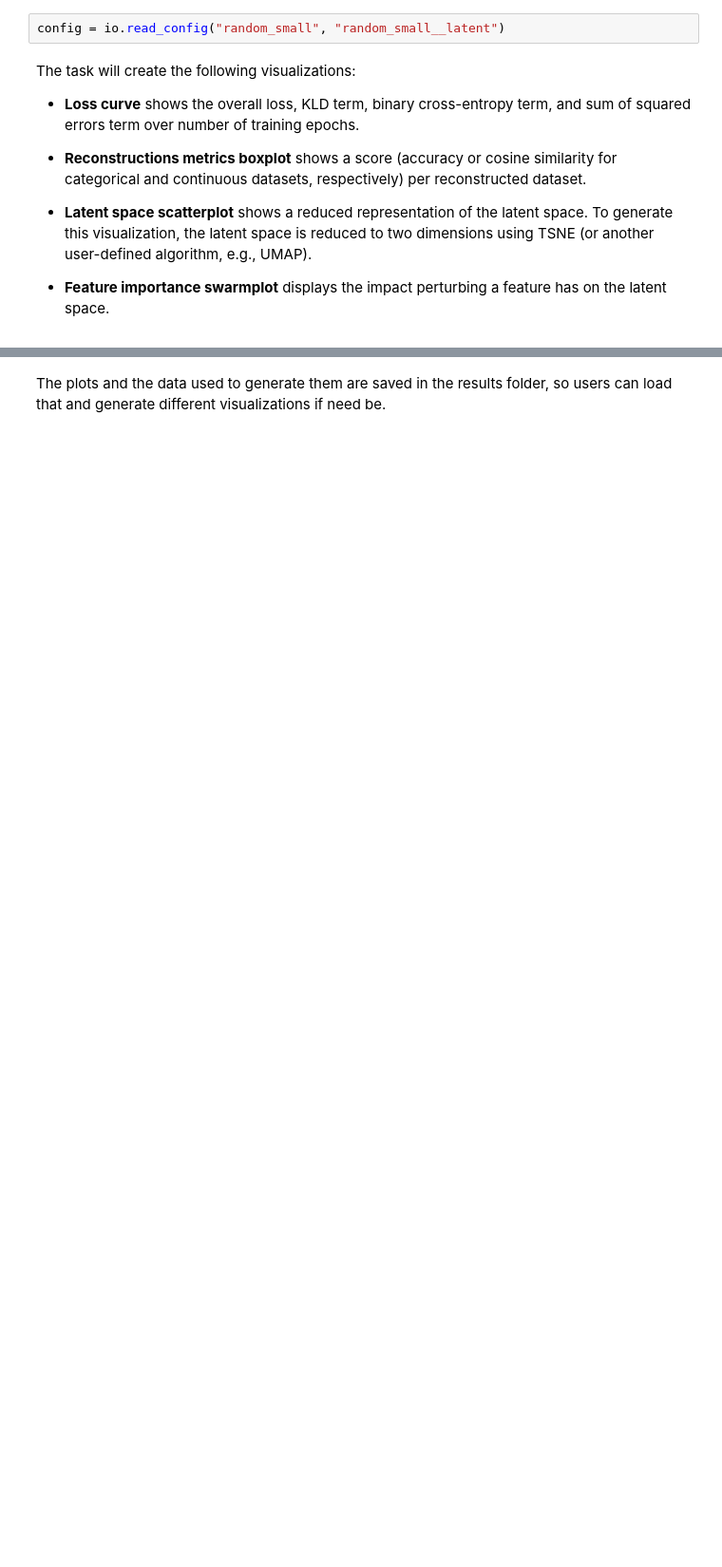
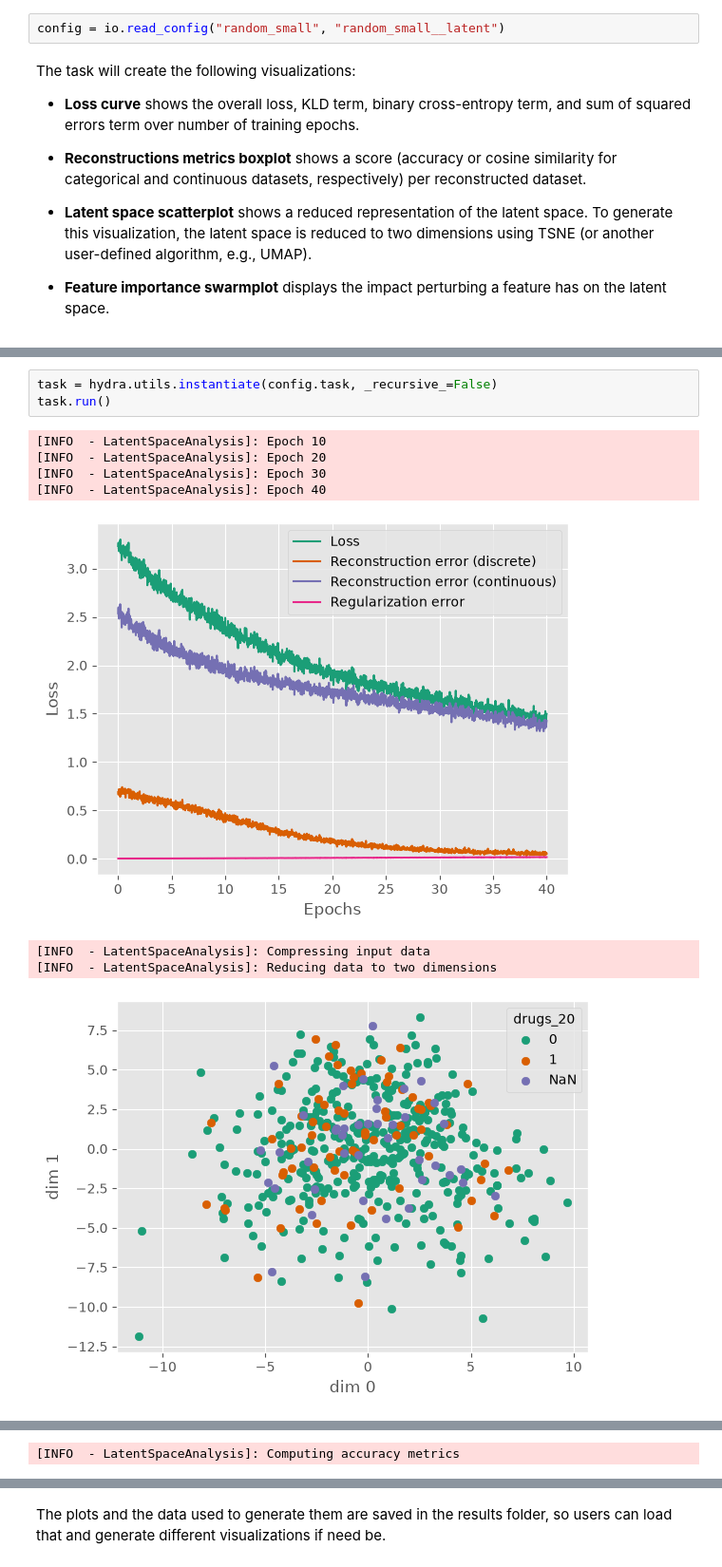
Before and after one commit to RasmussenLab/MOVE, a Jupyter notebook: tutorial/notebooks/04 Latent space analysis.ipynb, the cells around one changed output, grey strips where cells are left out. Shown at 95% size. Saved outputs shown, nothing was run; the diff lists cells and outputs as text; blank space fills up the shorter version.

```diff
--- a/tutorial/notebooks/04 Latent space analysis.ipynb
+++ b/tutorial/notebooks/04 Latent space analysis.ipynb
@@ -49,0 +35,12 @@ analyze_latent(config)
+# %%
+task = hydra.utils.instantiate(config.task, _recursive_=False)
+task.run()
+# %% [output]
+[INFO  - LatentSpaceAnalysis]: Epoch 10
+[INFO  - LatentSpaceAnalysis]: Epoch 20
+[INFO  - LatentSpaceAnalysis]: Epoch 30
+[INFO  - LatentSpaceAnalysis]: Epoch 40
+[figure, added]
+[INFO  - LatentSpaceAnalysis]: Compressing input data
+[INFO  - LatentSpaceAnalysis]: Reducing data to two dimensions
+[figure, added]
@@ -49,0 +49 @@ analyze_latent(config)
+[INFO  - LatentSpaceAnalysis]: Computing accuracy metrics
```
Also changed, not shown: parts of 9 cells of this notebook, 4 other files.
